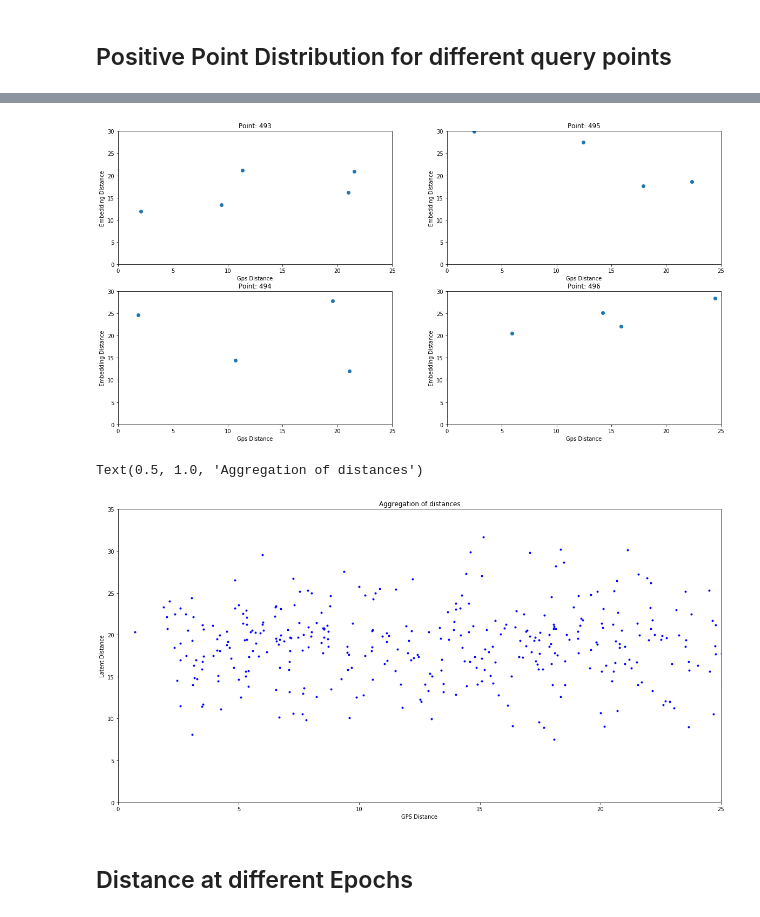
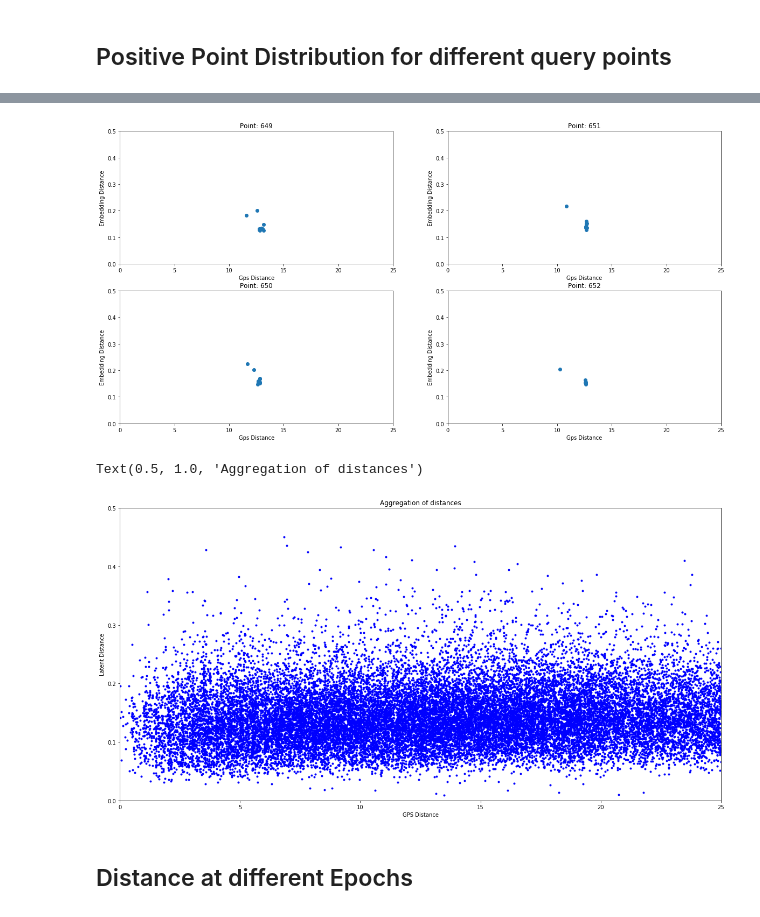
Before and after one commit to Holstrup/PlaceRecognition, a Jupyter notebook: notebooks/Correlation Plots.ipynb, the cells around one changed output, grey strips where cells are left out. Drawn from its saved outputs; the diff is of its cells as text; code cells hidden in the pictures.

```diff
--- a/notebooks/Correlation Plots.ipynb
+++ b/notebooks/Correlation Plots.ipynb
@@ -114,14 +115,18 @@ datasets = {1: 'data/IT2/RegressionContrastive',
             20: 'data/IT5/FullDatasetMSEAndContrastive25Meter/Train',
             21: 'data/IT5/FullDatasetMSEAndContrastive/Train',
             22: 'data/IT5/MSEAndContrastiveSmoothed/Train',
-            23: 'data/IT6/LocalCorrelationNet_3Cities/Train'}
+            23: 'data/IT6/LocalCorrelationNet_3Cities/Train',
+            24: 'data/IT6/ContrastiveLabelSmoothing/Train',
+            25: 'data/IT6/ContrastiveLabelSmoothingGPSMining/Train',
+            27: 'data/IT7/GeneralizedContrastiveLoss/Train',
+            28: 'data/IT7/GeneralizedMSELoss/Train'}
 
-no = 23
+no = 28
 gps = np.genfromtxt(f'{datasets[no]}/gps.csv', delimiter=',')
 emb = np.genfromtxt(f'{datasets[no]}/embedding.csv', delimiter=',')
-#emb = 1-emb
+emb = 1-emb
 
 # filter away negatives
-#for i in range(len(gps)):
-#    gps[i][gps[i] > 25] = 0
-#    emb[i][gps[i] > 25] = 1
+for i in range(len(gps)):
+    gps[i][gps[i] > 25] = 0
+    emb[i][gps[i] > 25] = 1
@@ -136,27 +137,27 @@ seed = random.randint(1,len(gps)-4)
 for i in range(4):
     axs[i % 2, i // 2].scatter(gps[seed + i][gps[seed + i] != 0], emb[seed + i][gps[seed + i] != 0]) # Switch axis lims
     #axs[i % 2, i // 2].scatter(emb[seed + i][gps[seed + i] != 0], gps[seed + i][gps[seed + i] != 0])
-    axs[i % 2, i // 2].set_ylim([0, 30])
+    axs[i % 2, i // 2].set_ylim([0, 0.5])
     axs[i % 2, i // 2].set_xlim([0, 25])
     axs[i % 2, i // 2].set_title(f'Point: {seed + i}')
     axs[i % 2, i // 2].set_xlabel('Gps Distance')
     axs[i % 2, i // 2].set_ylabel('Embedding Distance')
 # %% [output]
-[figure, old version]
+[figure, new version]
 # %%
 #gps = gps.flatten()
 #emb = emb.flatten()
 
 fig, axs = plt.subplots(1, 1, figsize=(20,10))
 axs.scatter(gps[gps != 0], emb[gps != 0], color='b', marker='.')
 axs.set_xlim([0, 25])
-axs.set_ylim([0, 35])
+axs.set_ylim([0, 0.5])
 axs.set_xlabel('GPS Distance')
 axs.set_ylabel('Latent Distance')
 axs.set_title('Aggregation of distances')
 # %% [output]
 Text(0.5, 1.0, 'Aggregation of distances')
-[figure, old version]
+[figure, new version]
 # %% [markdown]
 ## Distance at different Epochs
 # %% [markdown]
```
Also changed, not shown: parts of 9 cells of this notebook, 4 other files.
